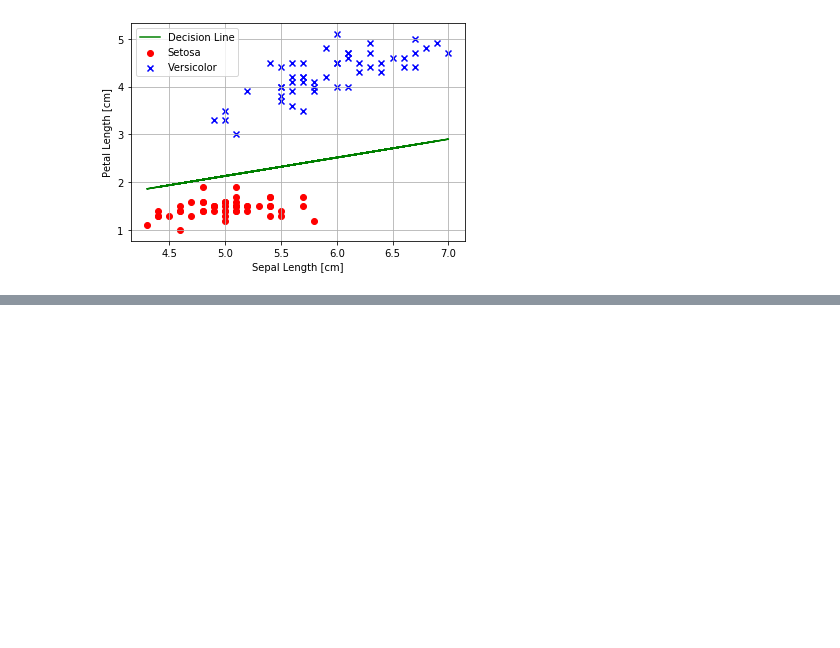
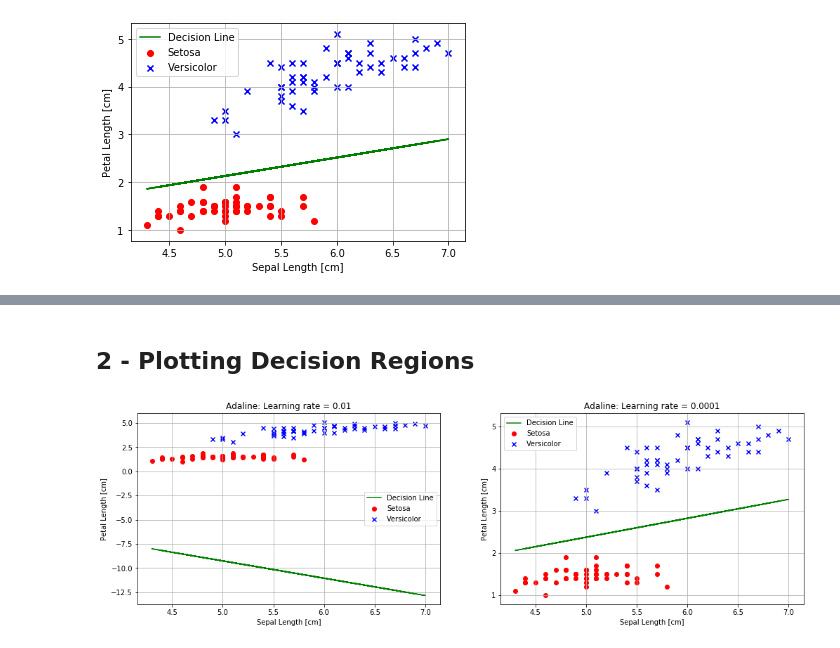
Before and after one commit to ZaqueuCavalcante/Machine-Learning, a Jupyter notebook: ML-DP-Pyhon-SkLearn-TensorFlow/Chapter_02/Chapter_02.ipynb, the cells around one changed output, grey strips where cells are left out. Saved outputs shown, nothing was run; the diff lists cells and outputs as text; code cells hidden in the pictures; blank space fills up the shorter version.

```diff
--- a/ML-DP-Pyhon-SkLearn-TensorFlow/Chapter_02/Chapter_02.ipynb
+++ b/ML-DP-Pyhon-SkLearn-TensorFlow/Chapter_02/Chapter_02.ipynb
@@ -234,0 +240,38 @@ plt.show()
+# %% [markdown]
+## 2 - Plotting Decision Regions
+# %%
+fig, ax = plt.subplots(nrows=1, ncols=2, figsize=(17, 5))
+
+# Adaline 1. - - - - - - - - - - - - - - - - - - - - - - - - - - - #
+ax[0].scatter(X[:50, 0], X[:50, 1],
+            color='red', marker='o', label='Setosa')
+ax[0].scatter(X[50:100, 0], X[50:100, 1],
+            color='blue', marker='x', label='Versicolor')
+ax[0].grid()
+ax[0].set_xlabel('Sepal Length [cm]')
+ax[0].set_ylabel('Petal Length [cm]')
+ax[0].set_title('Adaline: Learning rate = 0.01')
+# Decision Line.
+DL1 = -ada1.w_[0]/ada1.w_[2] - ada1.w_[1]/ada1.w_[2]*X[:, 0]
+ax[0].plot(X[:, 0], DL1,
+        color='green', label='Decision Line')
+ax[0].legend(loc='center right')
+
+# Adaline 2. - - - - - - - - - - - - - - - - - - - - - - - - - - - #
+ax[1].scatter(X[:50, 0], X[:50, 1],
+            color='red', marker='o', label='Setosa')
+ax[1].scatter(X[50:100, 0], X[50:100, 1],
+            color='blue', marker='x', label='Versicolor')
+ax[1].grid()
+ax[1].set_xlabel('Sepal Length [cm]')
+ax[1].set_ylabel('Petal Length [cm]')
+ax[1].set_title('Adaline: Learning rate = 0.0001')
+# Decision Line.
+DL2 = -ada2.w_[0]/ada2.w_[2] - ada2.w_[1]/ada2.w_[2]*X[:, 0]
+ax[1].plot(X[:, 0], DL2,
+        color='green', label='Decision Line')
+ax[1].legend(loc='upper left')
+
+plt.show()
+# %% [output]
+[figure, added]
```
Also changed, not shown: parts of 12 cells of this notebook.
